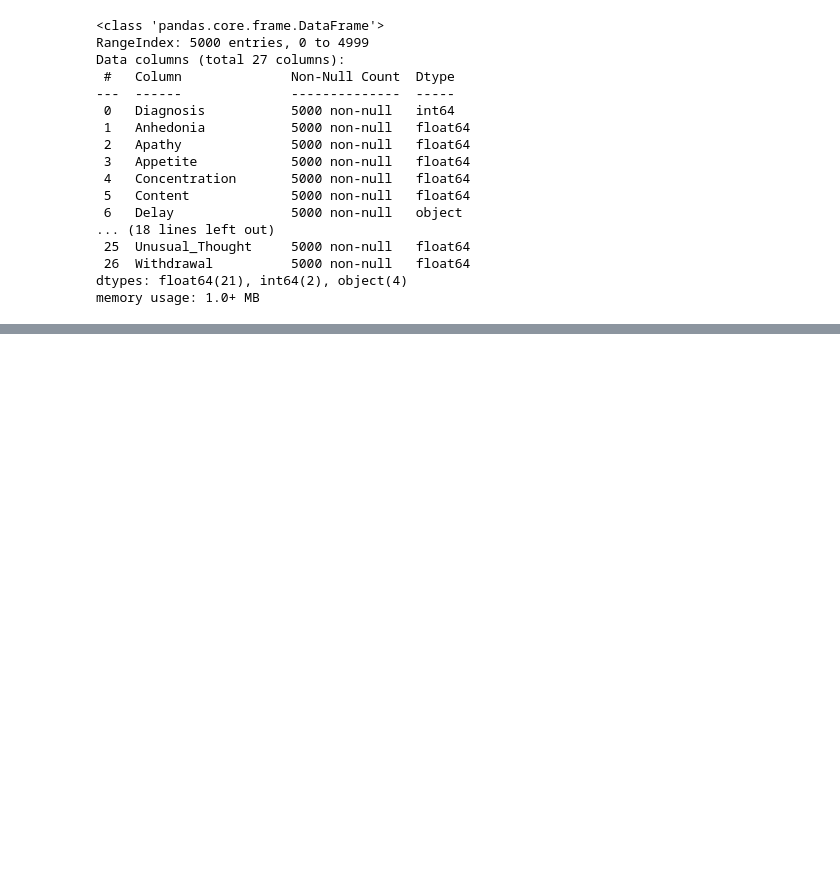
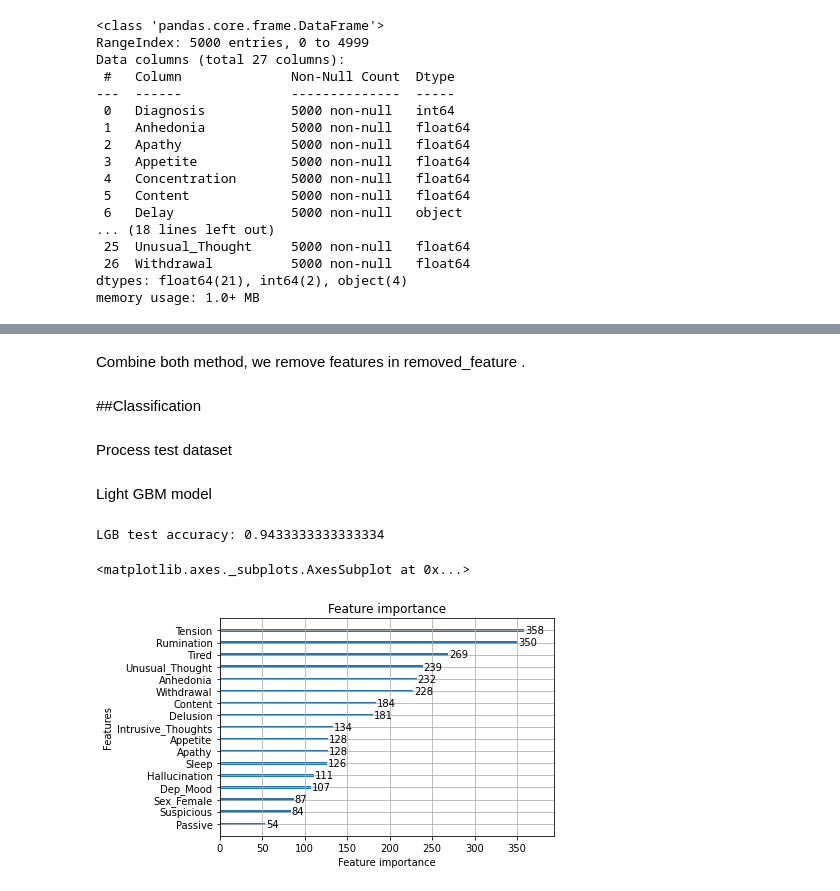
Before and after one commit to ElvesJohn/MachineLearningCW, a Jupyter notebook: MachineLearningColab.ipynb, the cells around one changed output, grey strips where cells are left out. Saved outputs shown, nothing was run; the diff lists cells and outputs as text; code cells hidden in the pictures; blank space fills up the shorter version.

```diff
--- a/MachineLearningColab.ipynb
+++ b/MachineLearningColab.ipynb
@@ -89,0 +291,13 @@ Warning: Total number of columns (23) exceeds max_columns (20) limiting to first
+# %%
+from sklearn.feature_selection import SelectKBest
+from sklearn.feature_selection import chi2
+#threshold = 30  # the number of most relevant features
+skb = SelectKBest(score_func=chi2, k=threshold)
+sel_skb = skb.fit(train_encoded.drop('Diagnosis', axis =1)+10, train_encoded['Diagnosis'])
+sel_skb_index = sel_skb.get_support()
+train_encoded_skb = train_encoded.drop('Diagnosis', axis =1).iloc[:, sel_skb_index]
+removed_feature = []
+for (col, pvalue) in zip(train_encoded_skb.columns,sel_skb.pvalues_):
+  if pvalue>0.05:
+    print('remove variable ', col, '| with Pvalue', pvalue)
+    removed_feature.append(col)
@@ -89,0 +336,59 @@ Warning: Total number of columns (23) exceeds max_columns (20) limiting to first
+# %% [markdown]
+Combine both method, we remove features in removed_feature .
+# %% [markdown]
+##Classification
+# %% [markdown]
+Process test dataset
+# %%
+test_processed = data_remove(test_set)
+test_encoded = pd.get_dummies(test_processed, columns = categories)
+X_test = test_encoded.drop('Diagnosis', axis= 1).drop(removed_feature, axis=1)
+y_test = test_encoded['Diagnosis']
+X_train = train_encoded.drop('Diagnosis', axis= 1).drop(removed_feature, axis=1)
+y_train = train_encoded['Diagnosis']
+# %% [markdown]
+Light GBM model
+# %%
+# Define the LightGBM model
+model = lgb.LGBMClassifier()
+
+# Train the model
+model.fit(X_train, y_train)
+
+# Get the predicted probabilities for the test set
+y_probs = model.predict_proba(X_test)[:, 1]
+
+# Create an array of threshold values
+thresholds = np.arange(0, 1.01, 0.01)
+
+# Initialize an empty list to store the AUC scores
+scores = []
+
+# Iterate over the threshold values
+for t in thresholds:
+    # Convert the predicted probabilities to class labels using the current threshold
+    y_pred = (y_probs > t).astype(int)
+    # Calculate the AUC score for the current threshold
+    score = roc_auc_score(y_test, y_pred)
+    # Append the score to the list
+    scores.append(score)
+
+# Find the threshold that corresponds to the highest AUC score
+best_threshold = thresholds[np.argmax(scores)]
+#print(f'The optimal threshold is {best_threshold:.2f}')
+
+train_data = lgb.Dataset(X_train, label=y_train)
+params = {'objective': 'binary', 'metric': 'binary_logloss'}
+LGB_model = lgb.train(params, train_data)
+# Predict on the test data
+LGB_test_predictions = LGB_model.predict(X_test)
+
+# Convert the predicted probabilities to binary labels
+LGB_test_predictions = (LGB_test_predictions > best_threshold).astype(int)
+
+print('LGB test accuracy:', skm.accuracy_score(y_test, LGB_test_predictions))
+lgb.plot_importance(LGB_model)
+# %% [output]
+LGB test accuracy: 0.9433333333333334
+<matplotlib.axes._subplots.AxesSubplot at 0x...>
+[figure, added]
```
Also changed, not shown: parts of 32 cells of this notebook.
